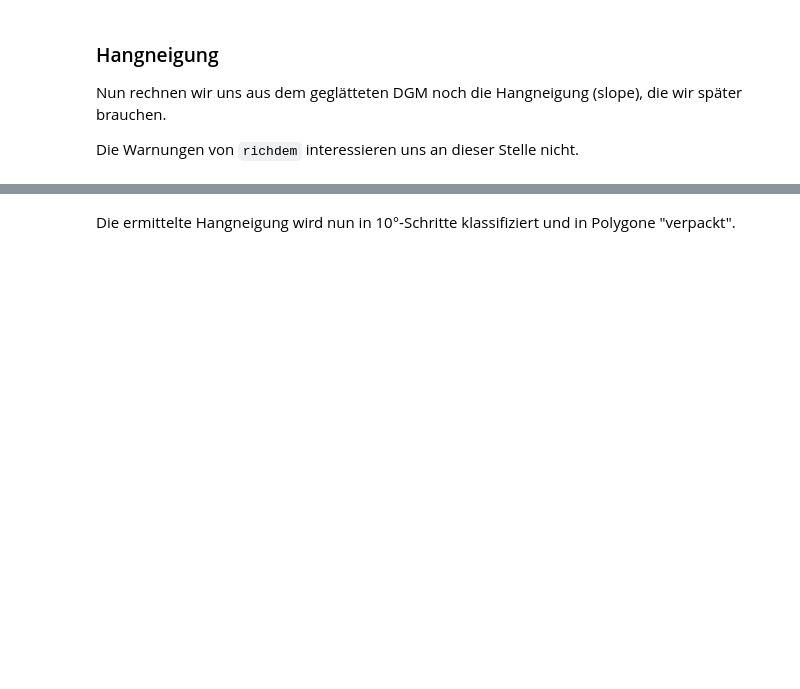
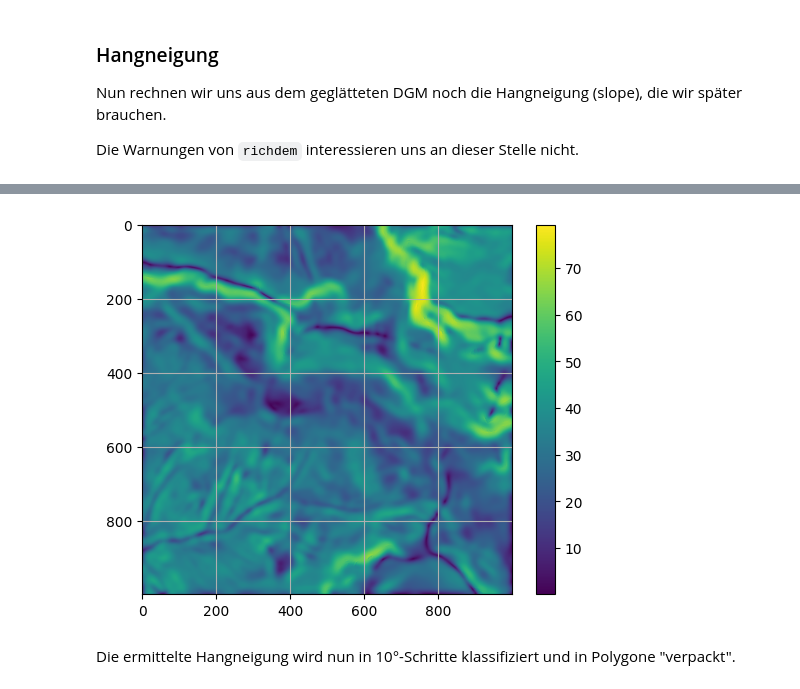
Before and after one commit to ldbv-by/ldbv-by.github.io, a Jupyter notebook: doc/notebooks/contourdemo.ipynb, the cells around one changed output, grey strips where cells are left out. Saved outputs shown, nothing was run; the diff lists cells and outputs as text; code cells hidden in the pictures; blank space fills up the shorter version.

```diff
--- a/doc/notebooks/contourdemo.ipynb
+++ b/doc/notebooks/contourdemo.ipynb
@@ -80,3 +83,10 @@ t Wall-time = 0.0285535====================== ] (99% - 0.0s - 1 threads)========
+# %%
+im = plt.imshow(slope)
+plt.grid()
+plt.colorbar(im)
+plt.show()
+# %% [output]
+[figure, added]
 # %% [markdown]
 Die ermittelte Hangneigung wird nun in 10°-Schritte klassifiziert und in Polygone "verpackt".
 # %%
```
Also changed, not shown: parts of 6 cells of this notebook.
